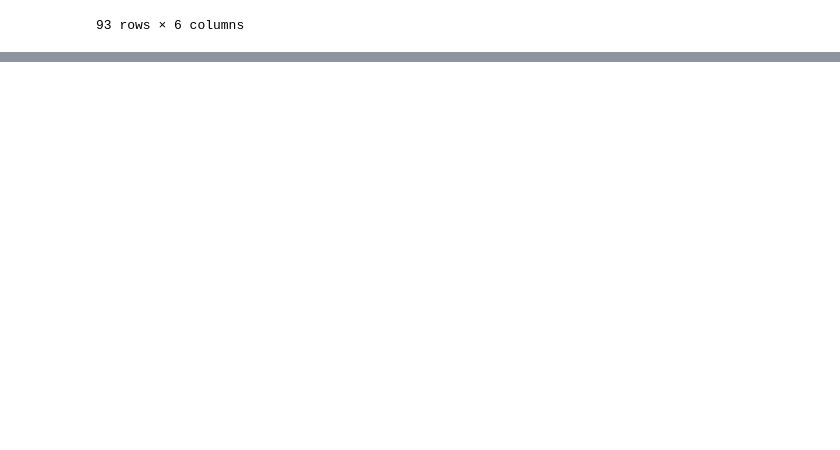
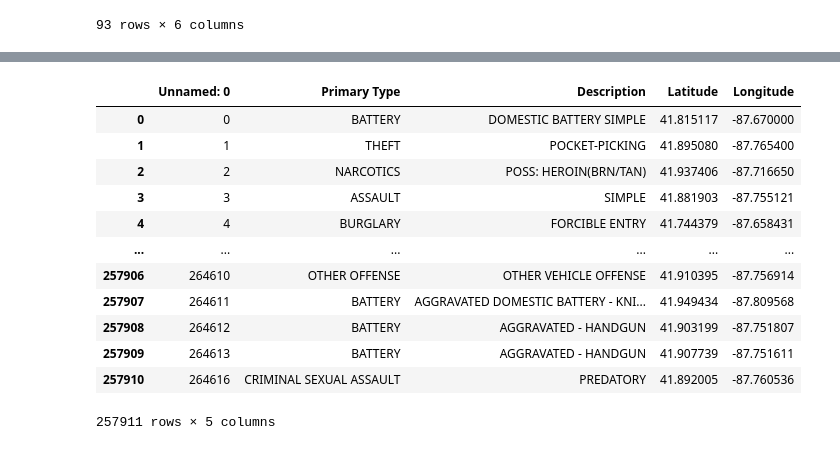
Before and after one commit to MattPostlewaite/NWBC-Project1-Group2, a Jupyter notebook: project_1_group_2_school_data.ipynb, the cells around one changed output, grey strips where cells are left out. Saved outputs shown, nothing was run; the diff lists cells and outputs as text; code cells hidden in the pictures; blank space fills up the shorter version.

Commit message:
Updated crime df conversion and attempted first merge of 2011 dfs.

```diff
--- a/project_1_group_2_school_data.ipynb
+++ b/project_1_group_2_school_data.ipynb
@@ -123,0 +137,18 @@ schools_2020_df
+# %%
+csv_path_5 = os.path.join("crimes_2015_clean.csv")
+crime_2015_df = pd.read_csv(csv_path_5, encoding="utf-8")
+crime_2015_df
+# %% [output]
+|  | Unnamed: 0 | Primary Type | Description | Latitude | Longitude |
+| 0 | 0 | BATTERY | DOMESTIC BATTERY SIMPLE | 41.815117 | -87.670000 |
+| 1 | 1 | THEFT | POCKET-PICKING | 41.895080 | -87.765400 |
+| 2 | 2 | NARCOTICS | POSS: HEROIN(BRN/TAN) | 41.937406 | -87.716650 |
+| 3 | 3 | ASSAULT | SIMPLE | 41.881903 | -87.755121 |
+| 4 | 4 | BURGLARY | FORCIBLE ENTRY | 41.744379 | -87.658431 |
+| ... | ... | ... | ... | ... | ... |
+| 257906 | 264610 | OTHER OFFENSE | OTHER VEHICLE OFFENSE | 41.910395 | -87.756914 |
+| 257907 | 264611 | BATTERY | AGGRAVATED DOMESTIC BATTERY - KNI... | 41.949434 | -87.809568 |
+| 257908 | 264612 | BATTERY | AGGRAVATED - HANDGUN | 41.903199 | -87.751807 |
+| 257909 | 264613 | BATTERY | AGGRAVATED - HANDGUN | 41.907739 | -87.751611 |
+| 257910 | 264616 | CRIMINAL SEXUAL ASSAULT | PREDATORY | 41.892005 | -87.760536 |
+257911 rows × 5 columns
```
Also changed, not shown: parts of 5 cells of this notebook, 1 other file.
